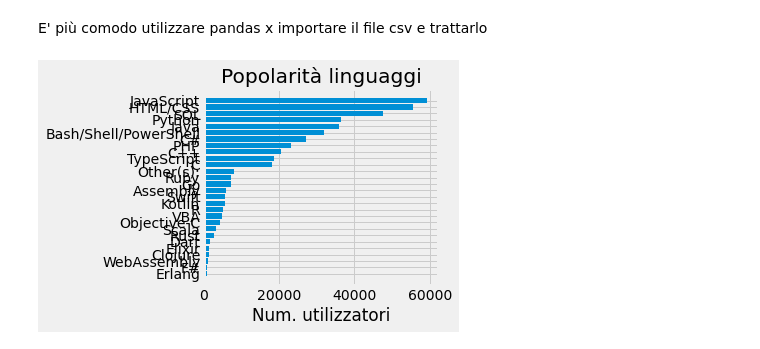
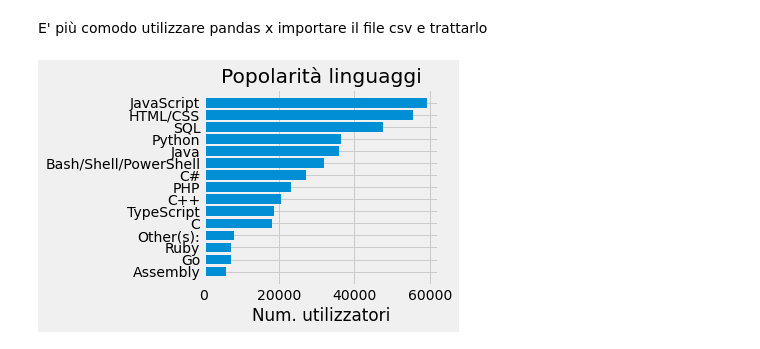
Before and after one commit to soncio69/Corsi, a Jupyter notebook: Matplotlib/PLT02_bar.ipynb, the cells around one changed output. Saved outputs shown, nothing was run; the diff lists cells and outputs as text; code cells hidden in the pictures.

```diff
--- a/Matplotlib/PLT02_bar.ipynb
+++ b/Matplotlib/PLT02_bar.ipynb
@@ -130,7 +130,7 @@ Per ogni asse dobbiamo avere la lista dei valori da visualizzare. Sull'asse x an
 # %%
 languages = []
 popularity = []
-for lang, ctr in language_counter.most_common():
+for lang, ctr in language_counter.most_common(15):
     languages.append(lang)
     popularity.append(ctr)
 # %% [markdown]
@@ -159,30 +159,30 @@ E' più comodo utilizzare pandas x importare il file csv e trattarlo
 # %%
 import pandas as pd
 
 df = pd.read_csv('data.csv')
 ids = df['Responder_id']
 lang_responses = df['LanguagesWorkedWith']
 
 language_counter = Counter()
 for response in lang_responses:
     language_counter.update(response.split(';'))
 
 languages = []
 popularity = []
-for lang, ctr in language_counter.most_common():
+for lang, ctr in language_counter.most_common(15):
     languages.append(lang)
     popularity.append(ctr)
 
 languages.reverse()
 popularity.reverse()
 plt.barh(languages, popularity)
 
 plt.title('Popolarità linguaggi')
 #plt.ylabel('Linguaggio')
 plt.xlabel('Num. utilizzatori')
 
 plt.tight_layout()
 plt.savefig('grafico.png')
 plt.show()
 # %% [output]
-[figure, old version]
+[figure, new version]
```
Also changed, not shown: parts of 1 cell of this notebook, 1 other file.
